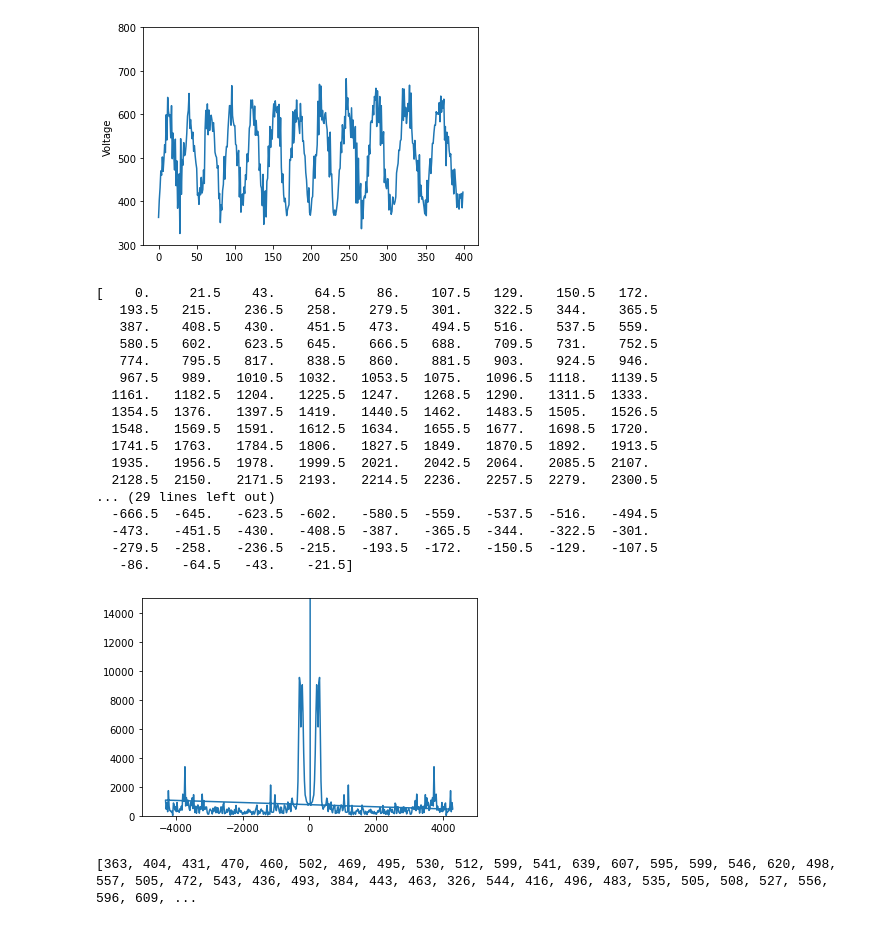
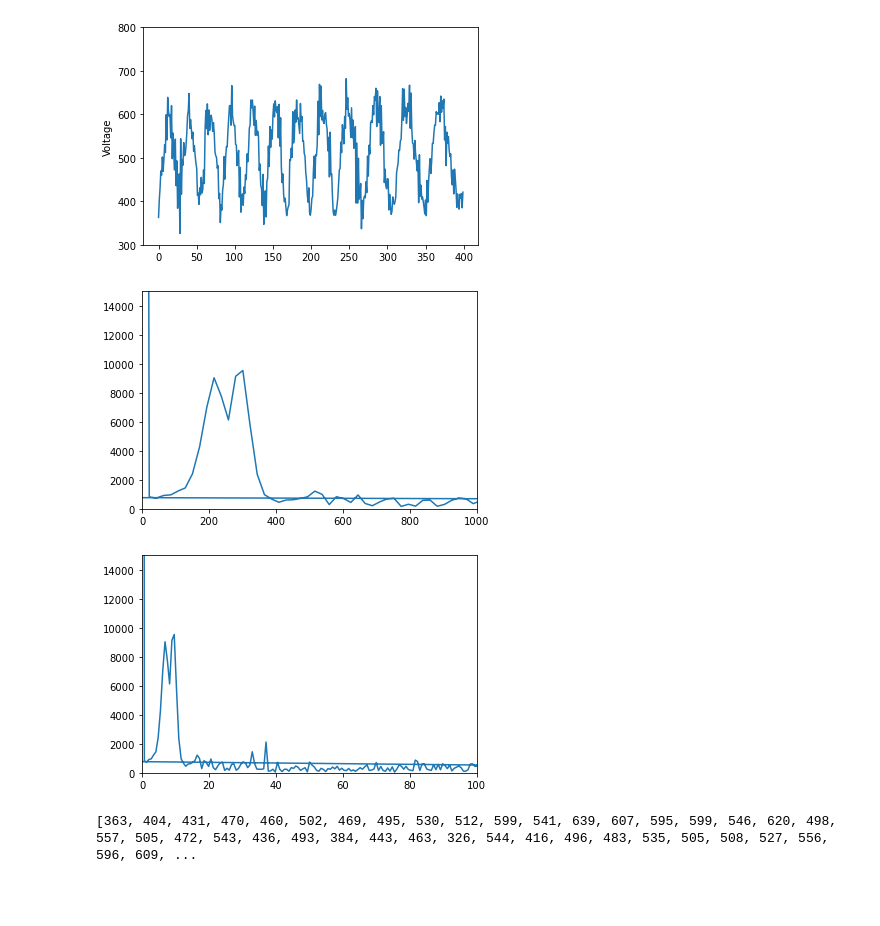
Before and after one commit to jackc7/radar, a Jupyter notebook: notebook.ipynb, the cells around one changed output. Cells and saved outputs as stored; diff of their text form; code cells hidden in the pictures; blank space fills up the shorter version.

```diff
--- a/notebook.ipynb
+++ b/notebook.ipynb
@@ -31,35 +38,24 @@ plt.show()
 # %%
 SAMPLE_RATE = 8600
 
 # Number of samples in normalized_tone
 N = len(data)
 
 yf = fft(data)
 xf = fftfreq(N, 1 / SAMPLE_RATE)
 
 plt.plot(xf, np.abs(yf))
-plt.xlim(-5000,5000)
+plt.xlim(0,1000)
 plt.ylim(0, 15000)
 plt.show()
+
+plt.plot(xf/31.36, np.abs(yf))
+plt.xlim(0,100)
+plt.ylim(0, 15000)
+plt.show()
 # %% [output]
-[    0.     21.5    43.     64.5    86.    107.5   129.    150.5   172.
-   193.5   215.    236.5   258.    279.5   301.    322.5   344.    365.5
-   387.    408.5   430.    451.5   473.    494.5   516.    537.5   559.
-   580.5   602.    623.5   645.    666.5   688.    709.5   731.    752.5
-   774.    795.5   817.    838.5   860.    881.5   903.    924.5   946.
-   967.5   989.   1010.5  1032.   1053.5  1075.   1096.5  1118.   1139.5
-  1161.   1182.5  1204.   1225.5  1247.   1268.5  1290.   1311.5  1333.
-  1354.5  1376.   1397.5  1419.   1440.5  1462.   1483.5  1505.   1526.5
-  1548.   1569.5  1591.   1612.5  1634.   1655.5  1677.   1698.5  1720.
-  1741.5  1763.   1784.5  1806.   1827.5  1849.   1870.5  1892.   1913.5
-  1935.   1956.5  1978.   1999.5  2021.   2042.5  2064.   2085.5  2107.
-  2128.5  2150.   2171.5  2193.   2214.5  2236.   2257.5  2279.   2300.5
-... (29 lines left out)
-  -666.5  -645.   -623.5  -602.   -580.5  -559.   -537.5  -516.   -494.5
-  -473.   -451.5  -430.   -408.5  -387.   -365.5  -344.   -322.5  -301.
-  -279.5  -258.   -236.5  -215.   -193.5  -172.   -150.5  -129.   -107.5
-   -86.    -64.5   -43.    -21.5]
-[figure, old version]
+[figure, new version]
+[figure, added]
 # %%
 xf.
 # %% [output]
```
Also changed, not shown: parts of 1 cell of this notebook.
